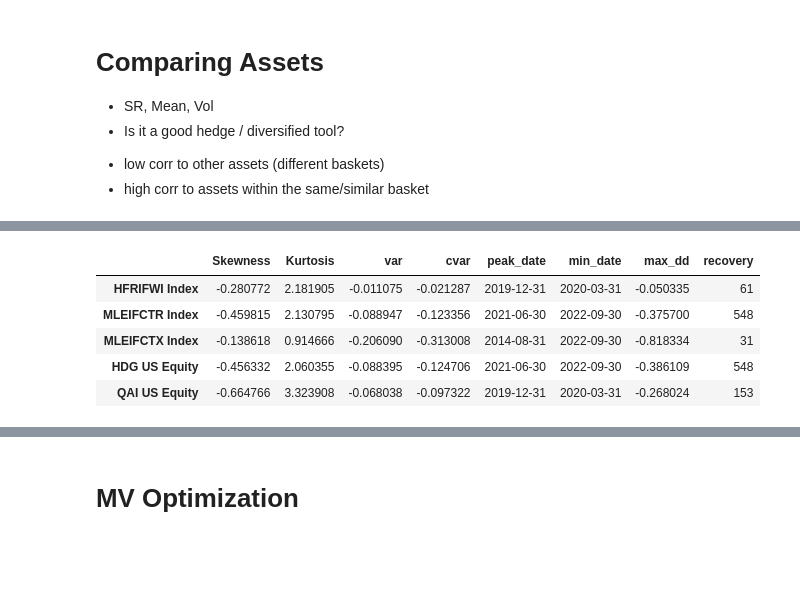
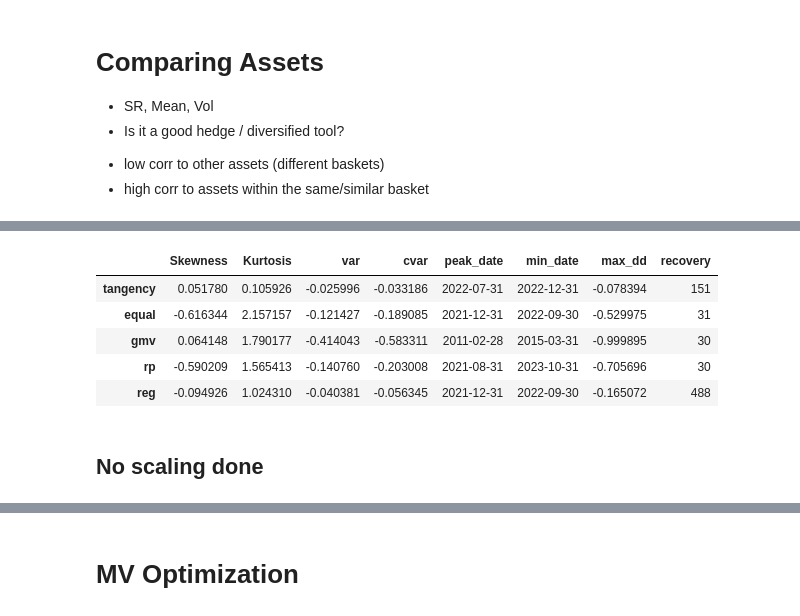
Before and after one commit to ccwhgetgit/finm-portfolio-2024, a Jupyter notebook: exam/MidTerm_Notes_1.ipynb, the cells around one changed output, grey strips where cells are left out. Drawn from its saved outputs; the diff is of its cells as text; code cells hidden in the pictures; blank space fills up the shorter version.

```diff
--- a/exam/MidTerm_Notes_1.ipynb
+++ b/exam/MidTerm_Notes_1.ipynb
@@ -29,16 +62,19 @@ use the data through the end of 2022: means stop at 2022 (ie. data = retsx.loc[:
 # %%
 import pandas as pd
 import numpy as np
-
 
 
 hf_series = pd.read_excel('./../data/proshares_analysis_data.xlsx',sheet_name='hedge_fund_series',index_col=0)
 merrill_factors = pd.read_excel('./../data/proshares_analysis_data.xlsx',sheet_name='merrill_factors',index_col=0)
 other_data = pd.read_excel('./../data/proshares_analysis_data.xlsx',sheet_name='other_data',index_col=0)
 # print(hf_series)
-# data = hf_series.set_index('Date')
 data = hf_series
 annualization_factor= 12
+
+etfs = pd.read_excel("./../data/multi_asset_etf_data.xlsx", sheet_name="excess returns")
+data = etfs
+data = data.set_index('Date')
+
 
 def portfolio_metrics_basic(returns: pd.DataFrame) -> pd.DataFrame:
     '''
@@ -344,28 +446,30 @@ portfolio_metrics_basic(portfolios)
 # %%
 portfolio_returns_df = pd.DataFrame(index = portfolios.columns)
 
 s, k, var, cvar_s, max_dd_s, min_dates, peak_dates, recoveries, recovery_periods = zip(*[
     portfolio_metrics(portfolios[portfolio], 0.05) for portfolio in portfolios.columns
 ])
 
-returns_df = pd.DataFrame(index = assets)
+returns_df = pd.DataFrame(index = portfolios.columns)
 
 returns_df['Skewness'] = s
 returns_df['Kurtosis'] = k
 returns_df['var'] = var
 returns_df['cvar'] = cvar_s
 returns_df['peak_date'] = peak_dates
 returns_df['min_date'] = min_dates
 returns_df['max_dd'] = max_dd_s
 returns_df['recovery'] = recoveries
 returns_df['recovery'] = recovery_periods
 
 returns_df
 # %% [output]
 |  | Skewness | Kurtosis | var | cvar | peak_date | min_date | max_dd | recovery |
-| HFRIFWI Index | -0.280772 | 2.181905 | -0.011075 | -0.021287 | 2019-12-31 | 2020-03-31 | -0.050335 | 61 |
-| MLEIFCTR Index | -0.459815 | 2.130795 | -0.088947 | -0.123356 | 2021-06-30 | 2022-09-30 | -0.375700 | 548 |
-| MLEIFCTX Index | -0.138618 | 0.914666 | -0.206090 | -0.313008 | 2014-08-31 | 2022-09-30 | -0.818334 | 31 |
-| HDG US Equity | -0.456332 | 2.060355 | -0.088395 | -0.124706 | 2021-06-30 | 2022-09-30 | -0.386109 | 548 |
-| QAI US Equity | -0.664766 | 3.323908 | -0.068038 | -0.097322 | 2019-12-31 | 2020-03-31 | -0.268024 | 153 |
+| tangency | 0.051780 | 0.105926 | -0.025996 | -0.033186 | 2022-07-31 | 2022-12-31 | -0.078394 | 151 |
+| equal | -0.616344 | 2.157157 | -0.121427 | -0.189085 | 2021-12-31 | 2022-09-30 | -0.529975 | 31 |
+| gmv | 0.064148 | 1.790177 | -0.414043 | -0.583311 | 2011-02-28 | 2015-03-31 | -0.999895 | 30 |
+| rp | -0.590209 | 1.565413 | -0.140760 | -0.203008 | 2021-08-31 | 2023-10-31 | -0.705696 | 30 |
+| reg | -0.094926 | 1.024310 | -0.040381 | -0.056345 | 2021-12-31 | 2022-09-30 | -0.165072 | 488 |
+# %% [markdown]
+## No scaling done
 # %%
```
Also changed, not shown: parts of 30 cells of this notebook, 6 other files.
